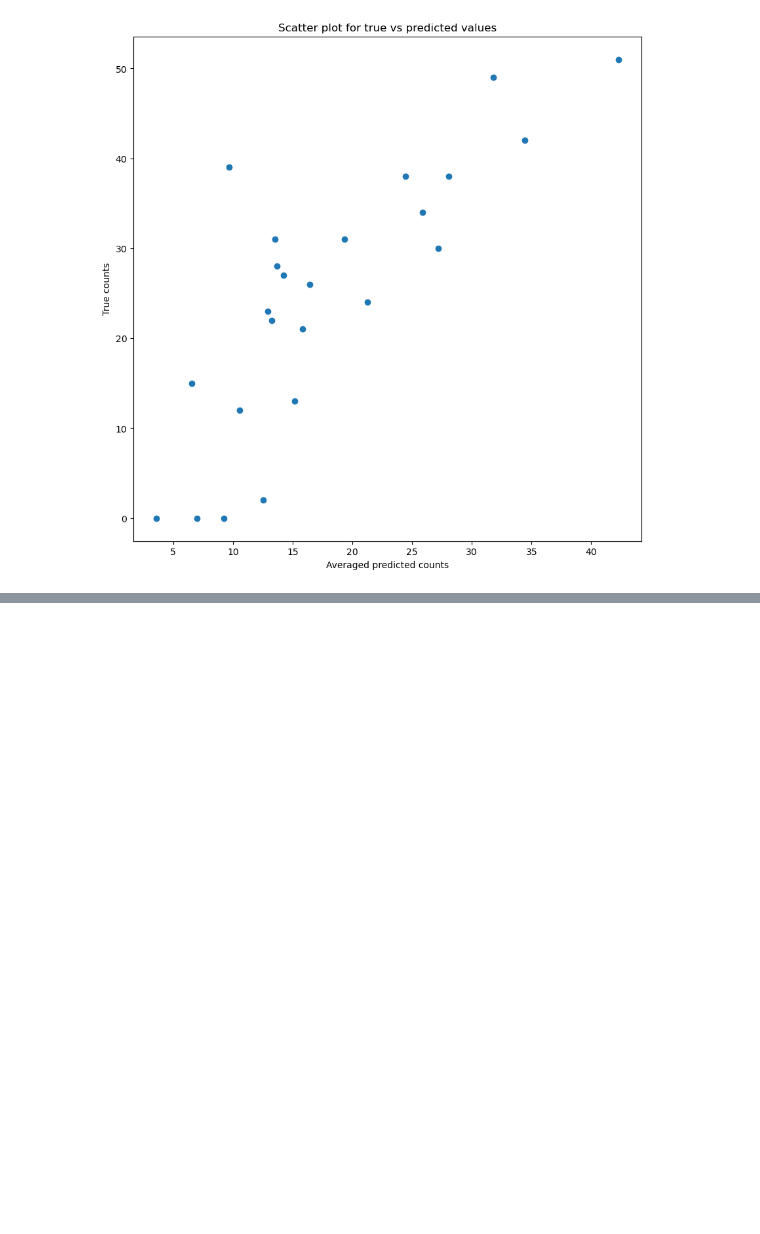
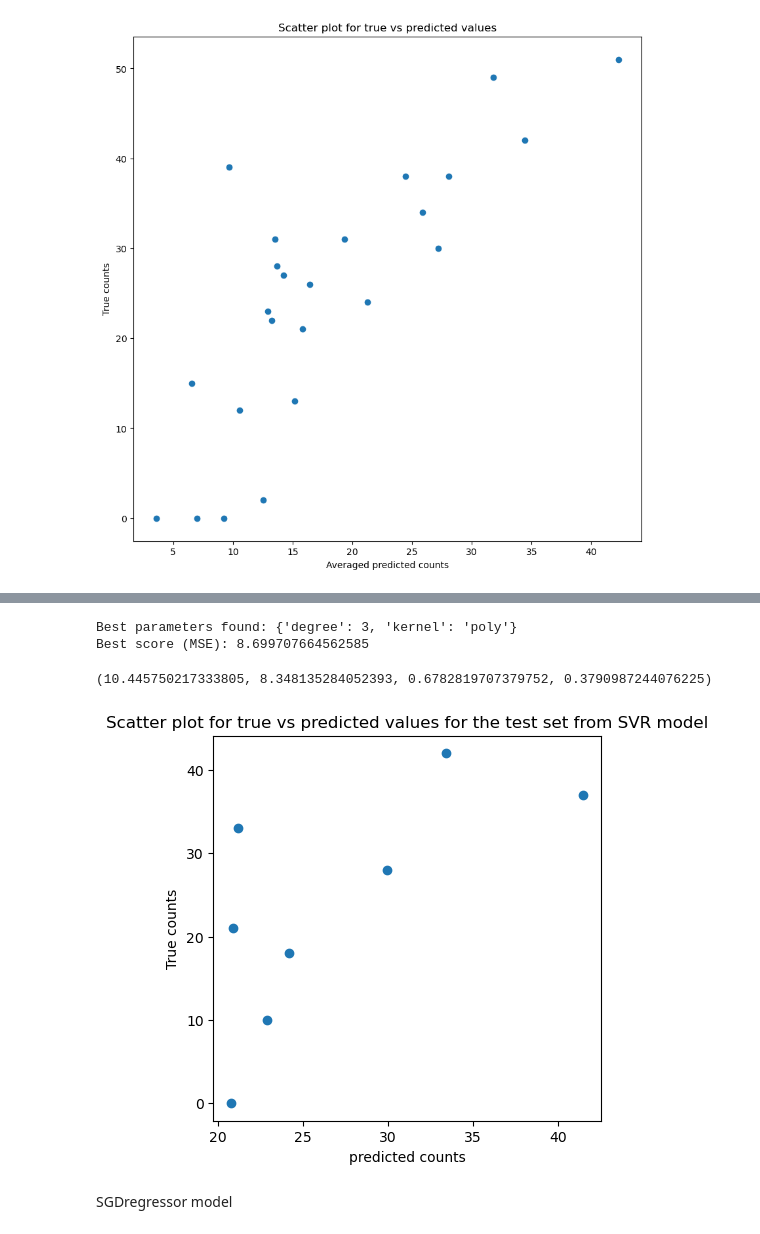
Before and after one commit to Gayara-Fernando/TN_mc_dropout, a Jupyter notebook: Train_calibration_model.ipynb, the cells around one changed output, grey strips where cells are left out. Saved outputs shown, nothing was run; the diff lists cells and outputs as text; code cells hidden in the pictures; blank space fills up the shorter version.

```diff
--- a/Train_calibration_model.ipynb
+++ b/Train_calibration_model.ipynb
@@ -71,0 +232,5 @@ plt.show()
+# %%
+SVR_param_grid = {'kernel': ['linear', 'poly'], 'degree': [1,2,3]}
+# %%
+# Set up the GridSearchCV
+grid_search_SVR = GridSearchCV(estimator=SVR_model, param_grid=SVR_param_grid, cv=ps, scoring='neg_mean_absolute_error', n_jobs=-1, verbose=1)
@@ -71,0 +241,3 @@ plt.show()
+# %%
+# Fit the grid search to the data
+grid_search_SVR.fit(X_full, y_full)
@@ -71,0 +251,32 @@ plt.show()
+# %%
+# Print the best parameters and best score
+print(f"Best parameters found: {grid_search_SVR.best_params_}")
+print(f"Best score (MSE): {-grid_search_SVR.best_score_}")
+# %% [output]
+Best parameters found: {'degree': 3, 'kernel': 'poly'}
+Best score (MSE): 8.699707664562585
+# %%
+# Evaluate the best model on the test set
+best_model_SVR = grid_search_SVR.best_estimator_
+y_pred_SVR = best_model_SVR.predict(X_test)
+test_rmse_SVR = np.sqrt(mean_squared_error(y_test, y_pred_SVR))
+test_mae_SVR = mean_absolute_error(y_test,y_pred_SVR)
+test_corr_SVR = pearsonr(y_test, y_pred_SVR)[0]
+test_r2_SVR = r2_score(y_test, y_pred_SVR)
+# %%
+test_rmse_SVR, test_mae_SVR, test_corr_SVR, test_r2_SVR
+# %% [output]
+(10.445750217333805, 8.348135284052393, 0.6782819707379752, 0.3790987244076225)
+# %%
+# plot the data test predicted and true values
+
+plt.figure(figsize = (5,5))
+plt.scatter(y_pred_SVR, y_test)
+plt.title("Scatter plot for true vs predicted values for the test set from SVR model")
+plt.xlabel("predicted counts")
+plt.ylabel("True counts")
+plt.show()
+# %% [output]
+[figure, added]
+# %% [markdown]
+SGDregressor model
```
Also changed, not shown: parts of 35 cells of this notebook.
